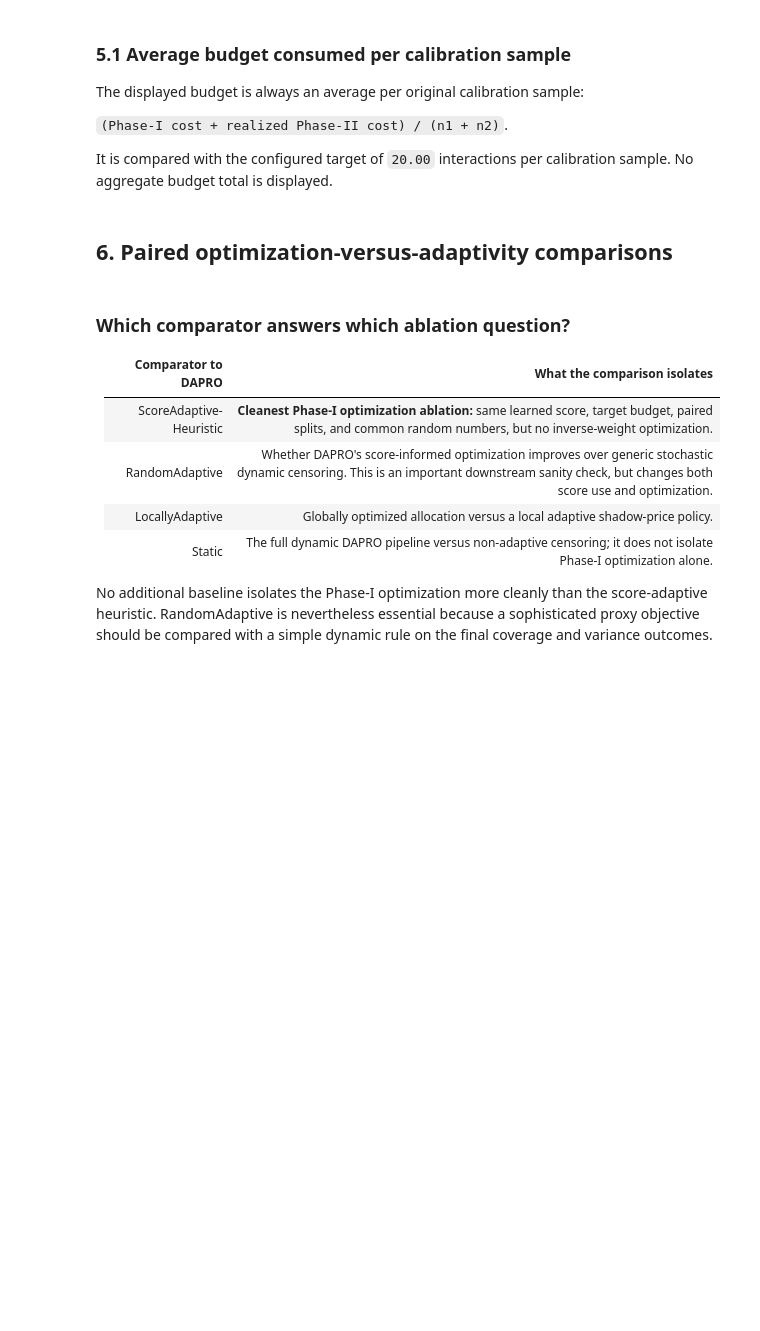
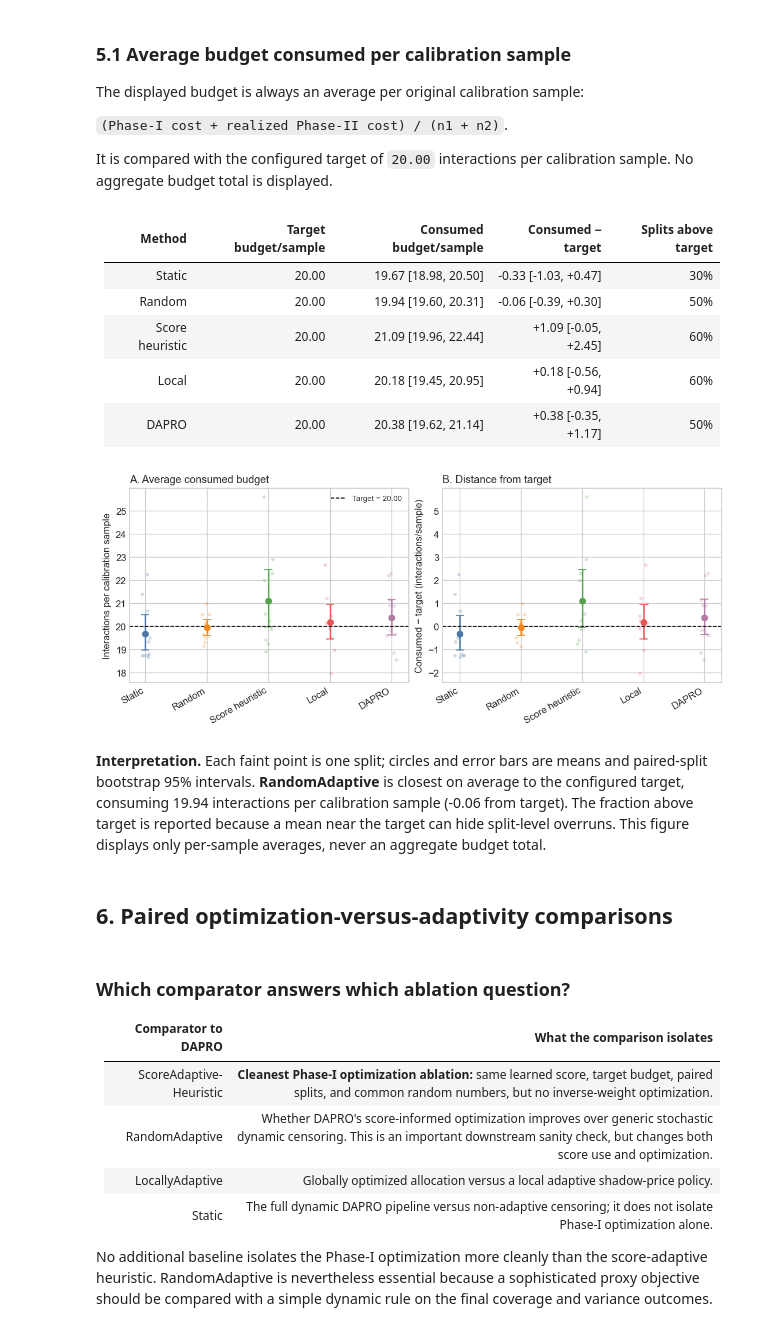
Before and after one commit to Shai128/dapro_rebuttal, a Jupyter notebook: notebooks/phase1_optimization_ablation_analysis.ipynb, the cells around one changed output. Saved outputs shown, nothing was run; the diff lists cells and outputs as text; code cells hidden in the pictures; blank space fills up the shorter version.

Commit message:
added random thing

```diff
--- a/notebooks/phase1_optimization_ablation_analysis.ipynb
+++ b/notebooks/phase1_optimization_ablation_analysis.ipynb
@@ -292,6 +296,16 @@ sample_columns = [
     "event_observed_indicator", "latent_terminal_weight",
     "log_latent_terminal_weight", "difficulty_stratum",
     "initial_score_quartile",
+]
+optional_sample_columns = [
+    "selected_lpb", "selected_latent_miscoverage_indicator",
+    "selected_estimable_miscoverage_indicator",
+    "selected_weighted_miscoverage_contribution",
+    "conditional_acquisition_variance_term",
+]
+available_sample_columns = set(pd.read_csv(sample_path, nrows=0).columns)
+sample_columns += [
+    column for column in optional_sample_columns if column in available_sample_columns
 ]
 sample_df = pd.read_csv(sample_path, usecols=sample_columns)
 for column in ("method", "difficulty_stratum", "initial_score_quartile"):
@@ -355,10 +388,22 @@ print(f"Validated {n_splits} paired splits, {len(sample_df):,} sample-method row
 # %% [markdown]
 ## 4. Reconstruct resolution and total-budget metrics
 # %%
-sample_df["resolved_for_calibration"] = (
-    sample_df["event_observed_indicator"].eq(1)
-    | sample_df["censoring_time"].gt(sample_df["q_prior_i"])
-).astype(float)
+paper_count_indexing = bool(
+    metadata
+    and "Quantiles are converted" in metadata.get("indexing_convention", "")
+)
+if not paper_count_indexing:
+    display(Markdown(
+        "> **Legacy-run warning:** these saved rows use the old off-by-one acquisition convention. They also store `p_min` as the locally-adaptive terminal probability on every failed path, so the legacy Local raw mean weight is not comparable. The corrected script fixes both issues; re-run it before using these values as final results."
+    ))
+if paper_count_indexing:
+    sample_df["resolved_for_calibration"] = sample_df["resolved_indicator"].astype(float)
+else:
+    # Compatibility with legacy outputs, which stored zero-based stopping indices.
+    sample_df["resolved_for_calibration"] = (
+        sample_df["event_observed_indicator"].eq(1)
+        | sample_df["censoring_time"].gt(sample_df["q_prior_i"])
+    ).astype(float)
 reconstructed_resolution = (
     sample_df.groupby(["split_id", "method"], observed=True)["resolved_for_calibration"]
     .mean().rename("reconstructed_resolution_rate").reset_index()
@@ -441,6 +486,18 @@ else:
         "> **Budget warning:** metadata are unavailable, so only Phase-II budget quantities are reported."
     ))
 
+# Outlier-robust terminal-weight summaries for visualization only. Raw means
+# remain in every statistical table because they are the theorem-aligned proxy.
+trimmed_weight = (
+    sample_df.groupby(["split_id", "method"], observed=True)["latent_terminal_weight"]
+    .apply(lambda values: values[values <= values.quantile(0.99)].mean())
+    .rename("phase2_p99_trimmed_mean_latent_terminal_weight")
+    .reset_index()
+)
+split_df = split_df.merge(
+    trimmed_weight, on=["split_id", "method"], validate="one_to_one"
+)
+
 display(
     split_df.groupby("method")[[
         "target_budget_per_sample", "realized_budget_per_sample",
@@ -659,7 +792,8 @@ budget_per_sample_md = markdown_table(
     budget_per_sample_md + "\n\n"
     "Consumed budget is the average number of interactions per original calibration "
     "sample, including Phase I and Phase II. Brackets are paired-split bootstrap "
-    "95% confidence intervals for the mean.\n"
+    "95% confidence intervals for the mean.\n",
+    encoding="utf-8",
 )
 display(Markdown(budget_per_sample_md))
 
@@ -725,33 +859,43 @@ axes[0].axhline(
 )
 axes[0].set_title("A. Average consumed budget", loc="left")
 axes[0].set_ylabel("Interactions per calibration sample")
 axes[0].legend(frameon=False)
 axes[1].axhline(0, color="black", linestyle="--", linewidth=1)
 axes[1].set_title("B. Distance from target", loc="left")
 axes[1].set_ylabel("Consumed − target (interactions/sample)")
 for ax in axes:
     ax.set_xticks(range(len(METHOD_ORDER)))
     ax.set_xticklabels(
         [SHORT_NAMES[method] for method in METHOD_ORDER],
         rotation=30,
         ha="right",
     )
 save_figure(fig, "figure_budget_per_sample")
 plt.show()
 
 closest_method = budget_per_sample_summary.iloc[
     budget_per_sample_summary.mean_difference_from_target.abs().argmin()
 ]
 display(Markdown(
     f"**Interpretation.** Each faint point is one split; circles and error bars are "
     f"means and paired-split bootstrap 95% intervals. **{closest_method.method}** is "
     f"closest on average to the configured target, consuming "
     f"{closest_method.mean_consumed_budget_per_sample:.2f} interactions per calibration "
     f"sample ({closest_method.mean_difference_from_target:+.2f} from target). "
     "The fraction above target is reported because a mean near the target can hide "
     "split-level overruns. This figure displays only per-sample averages, never an "
     "aggregate budget total."
 ))
+# %% [output]
+| Method | Target budget/sample | Consumed budget/sample | Consumed − target | Splits above target |
+|---|---:|---:|---:|---:|
+| Static | 20.00 | 19.67 [18.98, 20.50] | -0.33 [-1.03, +0.47] | 30% |
+| Random | 20.00 | 19.94 [19.60, 20.31] | -0.06 [-0.39, +0.30] | 50% |
+| Score heuristic | 20.00 | 21.09 [19.96, 22.44] | +1.09 [-0.05, +2.45] | 60% |
+| Local | 20.00 | 20.18 [19.45, 20.95] | +0.18 [-0.56, +0.94] | 60% |
+| DAPRO | 20.00 | 20.38 [19.62, 21.14] | +0.38 [-0.35, +1.17] | 50% |
+[figure, added]
+**Interpretation.** Each faint point is one split; circles and error bars are means and paired-split bootstrap 95% intervals. **RandomAdaptive** is closest on average to the configured target, consuming 19.94 interactions per calibration sample (-0.06 from target). The fraction above target is reported because a mean near the target can hide split-level overruns. This figure displays only per-sample averages, never an aggregate budget total.
 # %% [markdown]
 ## 6. Paired optimization-versus-adaptivity comparisons
 # %% [markdown]
```
Also changed, not shown: parts of 24 cells of this notebook, 10 other files.
